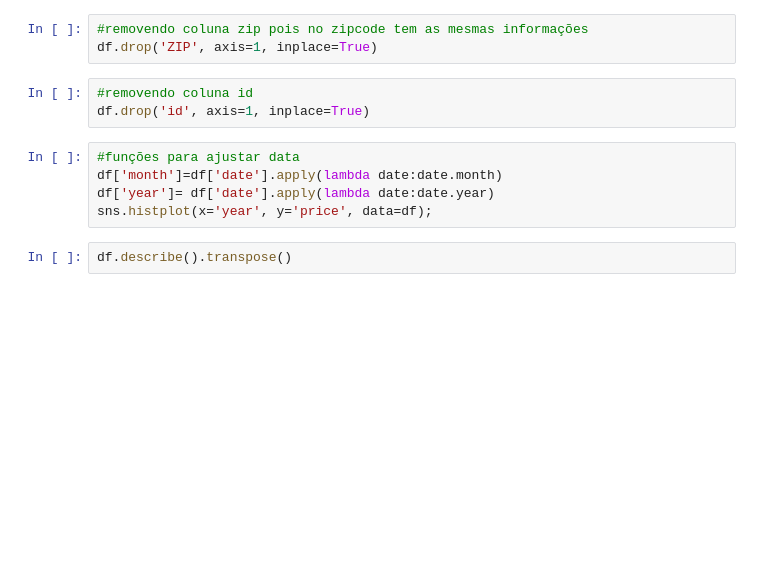
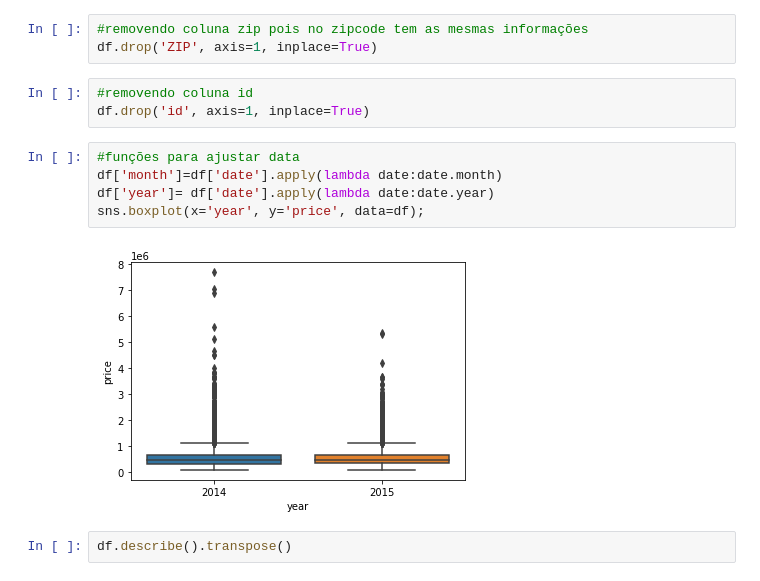
Before and after one commit to ramon-santana-silva/miniprojeto01, a Jupyter notebook: roofimoveis.ipynb, the cells around one changed output. Saved outputs shown, nothing was run; the diff lists cells and outputs as text; blank space fills up the shorter version.

```diff
--- a/roofimoveis.ipynb
+++ b/roofimoveis.ipynb
@@ -187,8 +187,10 @@ df.drop('id', axis=1, inplace=True)
 # %%
 #funções para ajustar data
 df['month']=df['date'].apply(lambda date:date.month)
 df['year']= df['date'].apply(lambda date:date.year)
-sns.histplot(x='year', y='price', data=df);
+sns.boxplot(x='year', y='price', data=df);
+# %% [output]
+[figure, added]
 # %%
 df.describe().transpose()
 # %% [output]
```
Also changed, not shown: parts of 3 cells of this notebook.
